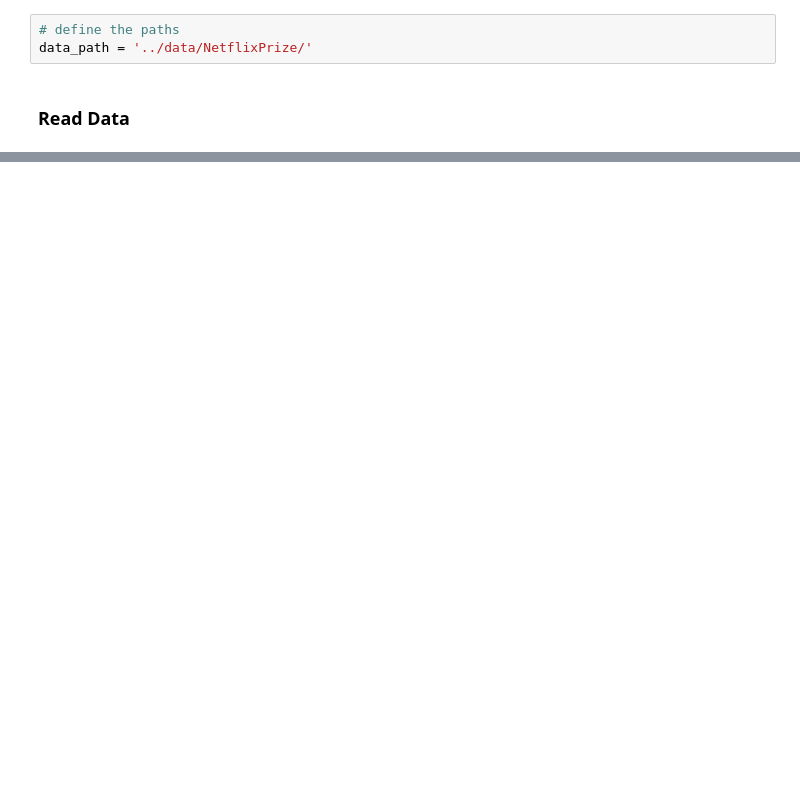
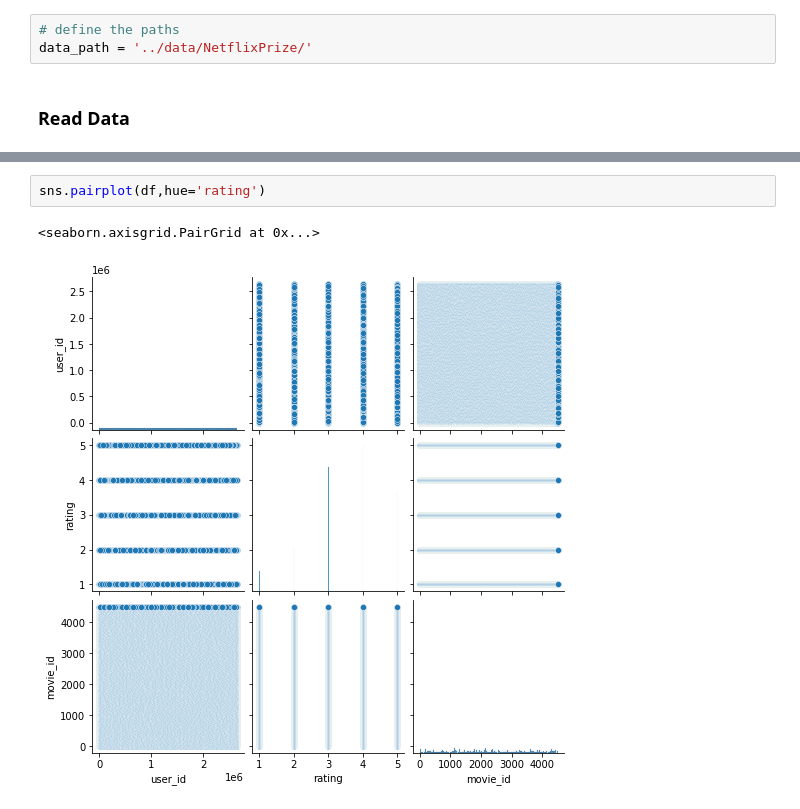
Before and after one commit to LamHo220/movie-recommender, a Jupyter notebook: DataExploration/NetflixPrize.ipynb, the cells around one changed output, grey strips where cells are left out. Saved outputs shown, nothing was run; the diff lists cells and outputs as text; blank space fills up the shorter version.

```diff
--- a/DataExploration/NetflixPrize.ipynb
+++ b/DataExploration/NetflixPrize.ipynb
@@ -195,0 +263,5 @@ Name: rating, dtype: float64
+# %%
+sns.pairplot(df,hue='rating')
+# %% [output]
+<seaborn.axisgrid.PairGrid at 0x...>
+[figure, added]
```
Also changed, not shown: parts of 49 cells of this notebook.
